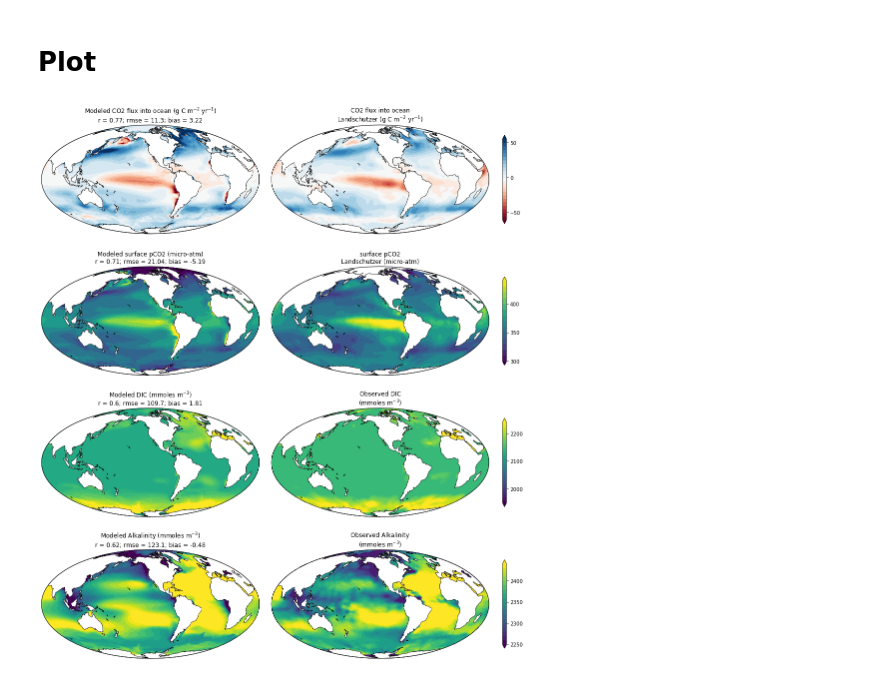
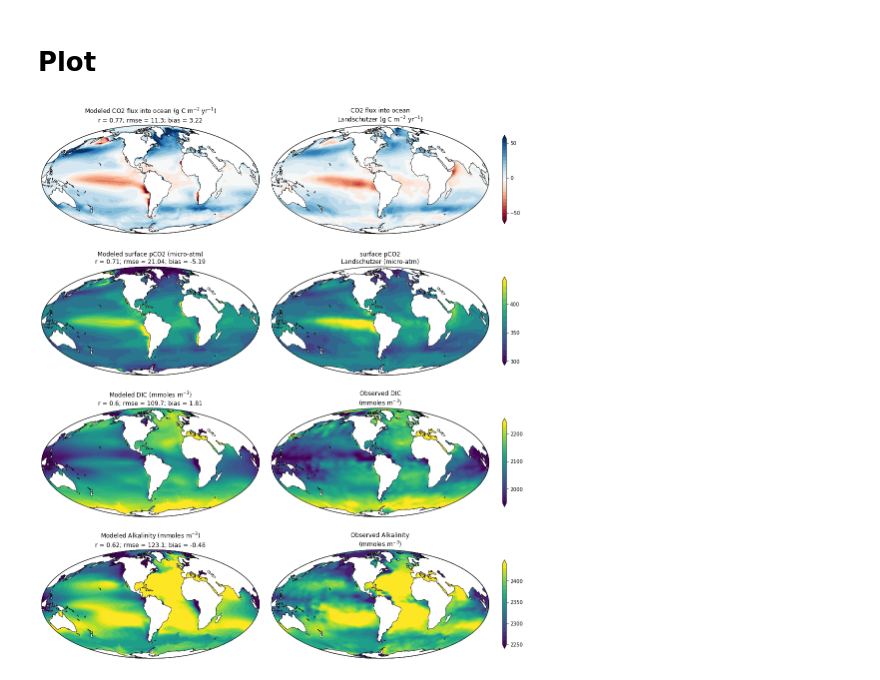
Before and after one commit to jessluo/COBALT_diagnostics, a Jupyter notebook: notebooks/Fig4_sfc_co2alk.ipynb, the cells around one changed output. Drawn from its saved outputs; the diff is of its cells as text; code cells hidden in the pictures.

```diff
--- a/notebooks/Fig4_sfc_co2alk.ipynb
+++ b/notebooks/Fig4_sfc_co2alk.ipynb
@@ -70,7 +70,7 @@ ds_dic.dissic.attrs['units'] = 'mmol m-3'
 # Observations
 # TCO2 data, remapped from GLODAP
 # units are micromoles per kg, convert to mmoles per m^3 using 1035/1000
-dic_obs_file = '/work/jyl/proj/ESM4.2_COBALT/diagnostics/Remapped_Data/TCO2_glodap_esm4grid.nc'
+dic_obs_file = '/work/jyl/proj/ESM4.2_COBALT/COBALT_diagnostics/Remapped_Data/TCO2_glodap_esm4grid.nc'
 dic_obs = xr.open_dataset(dic_obs_file)
 dic_obs = dic_obs.sel(z_l=2.5)
 dic_obs['TCO2_glodap'].values = dic_obs.TCO2_glodap.values * 1035./1000.
@@ -87,7 +87,7 @@ ds_talk.talk.attrs['units'] = 'mmol m-3'
 # Observations
 # Alkalinity data, remapped from GLODAP
 # units are micromoles per kg, convert to mmoles m^3 using 1035/1000
-alk_obs_file = '/work/jyl/proj/ESM4.2_COBALT/diagnostics/Remapped_Data/TAlk_glodap_esm4grid.nc'
+alk_obs_file = '/work/jyl/proj/ESM4.2_COBALT/COBALT_diagnostics/Remapped_Data/TAlk_glodap_esm4grid.nc'
 alk_obs = xr.open_dataset(alk_obs_file)
 alk_obs = alk_obs.sel(z_l=2.5)
 alk_obs['TAlk_glodap'].values = alk_obs['TAlk_glodap'].values * 1035./1000.
@@ -116,7 +116,7 @@ ds_spco2.spco2.attrs['units'] = 'micro-atm'
 # Surface pCO2 observations
 
 # From Landschutzer et al. units are in micro-atmopheres, do not convert
-spco2_obs_file = '/work/jyl/proj/ESM4.2_COBALT/diagnostics/Remapped_Data/spco2_smoothed_monthclim_landschutzer_1992to2012_esm4grid.nc'
+spco2_obs_file = '/work/jyl/proj/ESM4.2_COBALT/COBALT_diagnostics/Remapped_Data/spco2_smoothed_monthclim_landschutzer_1992to2012_esm4grid.nc'
 spco2_obs = xr.open_dataset(spco2_obs_file)
 spco2_obs = spco2_obs.mean(dim='time')
 # %% [markdown]
@@ -133,7 +133,7 @@ ds_fgco2['fgco2'].values = ds_fgco2['fgco2'].values * 1000 * 86400 * 365
 # From Landschutzer
 # units are in moles per m^2 yr^-1; convert to grams per m^2 yr^-1;
 # multiply by negative 1 to make positive into the ocean
-fgco2_obs_file = '/work/jyl/proj/ESM4.2_COBALT/diagnostics/Remapped_Data/fgco2_smoothed_monthclim_landschutzer_1992to2012_esm4grid.nc'
+fgco2_obs_file = '/work/jyl/proj/ESM4.2_COBALT/COBALT_diagnostics/Remapped_Data/fgco2_smoothed_monthclim_landschutzer_1992to2012_esm4grid.nc'
 fgco2_obs = xr.open_dataset(fgco2_obs_file)
 fgco2_obs['fgco2_smoothed_monthclim_landschutzer_1992to2012'].values = \
 fgco2_obs['fgco2_smoothed_monthclim_landschutzer_1992to2012'].values * 12 * -1
@@ -276,7 +276,7 @@ cmin=-60; cmax=60; cint=5
 levels=np.arange(cmin,cmax,cint)
 
 i=0
-ax[i]=plt.subplot(gs[0,0],projection=ccrs.Mollweide(central_longitude=240.0))
+ax[i]=plt.subplot(gs[0,0],projection=ccrs.Mollweide(central_longitude=290.0))
 field=ds_fgco2.fgco2
 cs[i]=ax[i].contourf(grid.geolon.values, grid.geolat.values, field, transform=ccrs.PlateCarree(), levels=levels, cmap='RdBu', extend='both')
 ax[i].add_feature(cartopy.feature.LAND, zorder=1, facecolor='white', edgecolor='black', linewidth=0.75)
@@ -286,7 +286,7 @@ ax[i].set_title('Modeled CO2 flux into ocean (g C m$^{-2}$ yr$^{-1}$)\nr = ' + s
                  '; bias = ' + str(np.round(bias_fgco2,2)), fontsize=fs)
 
 i=1
-ax[i]=plt.subplot(gs[0,1],projection=ccrs.Mollweide(central_longitude=240.0))
+ax[i]=plt.subplot(gs[0,1],projection=ccrs.Mollweide(central_longitude=290.0))
 field=fgco2_obs.fgco2_smoothed_monthclim_landschutzer_1992to2012
 cs[i]=ax[i].contourf(grid.geolon.values, grid.geolat.values, field, transform=ccrs.PlateCarree(), levels=levels, cmap='RdBu', extend='both')
 ax[i].add_feature(cartopy.feature.LAND, zorder=1, facecolor='white', edgecolor='black', linewidth=0.75)
@@ -302,7 +302,7 @@ cmin = 300; cmax = 450; cint=10
 levels=np.arange(cmin,cmax,cint)
 
 i=2
-ax[i]=plt.subplot(gs[1,0],projection=ccrs.Mollweide(central_longitude=240.0))
+ax[i]=plt.subplot(gs[1,0],projection=ccrs.Mollweide(central_longitude=290.0))
 field=ds_spco2.spco2
 cs[i]=ax[i].contourf(grid.geolon.values, grid.geolat.values, field, transform=ccrs.PlateCarree(), levels=levels, extend='both')
 ax[i].add_feature(cartopy.feature.LAND, zorder=1, facecolor='white', edgecolor='black', linewidth=0.75)
@@ -312,7 +312,7 @@ ax[i].set_title('Modeled surface pCO2 (micro-atm)\nr = ' + str(np.round(r_spco2,
                  '; bias = ' + str(np.round(bias_spco2,2)), fontsize=fs)
 
 i=3
-ax[i]=plt.subplot(gs[1,1],projection=ccrs.Mollweide(central_longitude=240.0))
+ax[i]=plt.subplot(gs[1,1],projection=ccrs.Mollweide(central_longitude=290.0))
 field=spco2_obs.spco2_smoothed_monthclim_landschutzer_1992to2012
 cs[i]=ax[i].contourf(grid.geolon.values, grid.geolat.values, field, transform=ccrs.PlateCarree(), levels=levels, extend='both')
 ax[i].add_feature(cartopy.feature.LAND, zorder=1, facecolor='white', edgecolor='black', linewidth=0.75)
@@ -328,7 +328,7 @@ cmin = 1950; cmax = 2250; cint = 10;
 levels=np.arange(cmin,cmax,cint)
 
 i=4
-ax[i]=plt.subplot(gs[2,0],projection=ccrs.Mollweide(central_longitude=240.0))
+ax[i]=plt.subplot(gs[2,0],projection=ccrs.Mollweide(central_longitude=290.0))
 field=ds_dic.dissic
 cs[i]=ax[i].contourf(grid.geolon.values, grid.geolat.values, field, transform=ccrs.PlateCarree(), levels=levels, extend='both')
 ax[i].add_feature(cartopy.feature.LAND, zorder=1, facecolor='white', edgecolor='black', linewidth=0.75)
@@ -338,7 +338,7 @@ ax[i].set_title('Modeled DIC (mmoles m$^{-3}$)\nr = ' + str(np.round(r_dic,2)) +
                  '; bias = ' + str(np.round(bias_dic,2)), fontsize=fs)
 
 i=5
-ax[i]=plt.subplot(gs[2,1],projection=ccrs.Mollweide(central_longitude=240.0))
+ax[i]=plt.subplot(gs[2,1],projection=ccrs.Mollweide(central_longitude=290.0))
 field=dic_obs.TCO2_glodap
 cs[i]=ax[i].contourf(grid.geolon.values, grid.geolat.values, field, transform=ccrs.PlateCarree(), levels=levels, extend='both')
 ax[i].add_feature(cartopy.feature.LAND, zorder=1, facecolor='white', edgecolor='black', linewidth=0.75)
@@ -347,33 +347,33 @@ ax[i].set_title('Observed DIC\n(mmoles m$^{-3}$)', fontsize=fs)
 cbar=plt.colorbar(cs[i], ticks=[2000,2100,2200], shrink=0.75)
 
 ###########################################################################
 # Alkalinity                                                              #
 ###########################################################################
 
 cmin = 2250; cmax = 2450; cint = 10
 levels=np.arange(cmin,cmax,cint)
 
 i=6
-ax[i]=plt.subplot(gs[3,0],projection=ccrs.Mollweide(central_longitude=240.0))
+ax[i]=plt.subplot(gs[3,0],projection=ccrs.Mollweide(central_longitude=290.0))
 field=ds_talk.talk
 cs[i]=ax[i].contourf(grid.geolon.values, grid.geolat.values, field, transform=ccrs.PlateCarree(), levels=levels, extend='both')
 ax[i].add_feature(cartopy.feature.LAND, zorder=1, facecolor='white', edgecolor='black', linewidth=0.75)
 #cbar=plt.colorbar(cs[i], ticks=[-50,0,50])
 ax[i].set_title('Modeled Alkalinity (mmoles m$^{-3}$)\nr = ' + str(np.round(r_alk,2)) + \
                  '; rmse = ' + str(np.round(rmse_alk,1)) + \
                  '; bias = ' + str(np.round(bias_alk,2)), fontsize=fs)
 
 i=7
-ax[i]=plt.subplot(gs[3,1],projection=ccrs.Mollweide(central_longitude=240.0))
+ax[i]=plt.subplot(gs[3,1],projection=ccrs.Mollweide(central_longitude=290.0))
 field=alk_obs.TAlk_glodap
 cs[i]=ax[i].contourf(grid.geolon.values, grid.geolat.values, field, transform=ccrs.PlateCarree(), levels=levels, extend='both')
 ax[i].add_feature(cartopy.feature.LAND, zorder=1, facecolor='white', edgecolor='black', linewidth=0.75)
 ax[i].set_title('Observed Alkalinity\n(mmoles m$^{-3}$)', fontsize=fs)
 
 cbar=plt.colorbar(cs[i], ticks=[2250,2300,2350,2400,2450], shrink=0.75)
 
 plt.tight_layout()
 fname = 'Fig4_sfc_co2alk_final'
 plt.savefig('../plots/'+fname+'.png', dpi=300, bbox_inches='tight')
 # %% [output]
-[figure, old version]
+[figure, new version]
```
Also changed, not shown: parts of 5 cells of this notebook, 1 other file.
